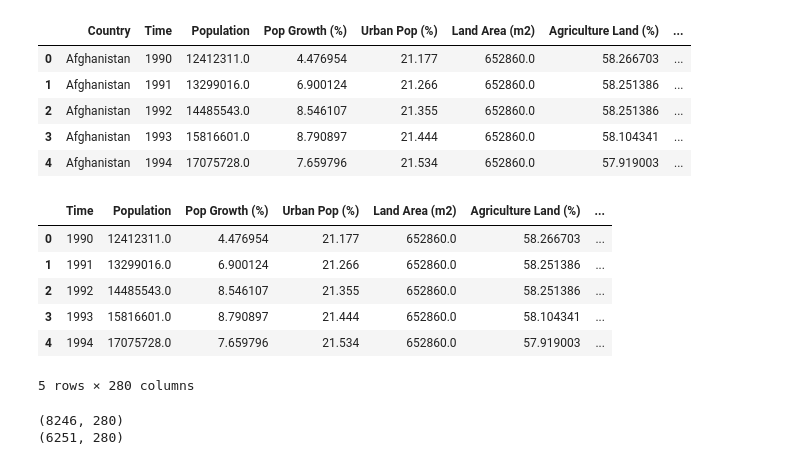
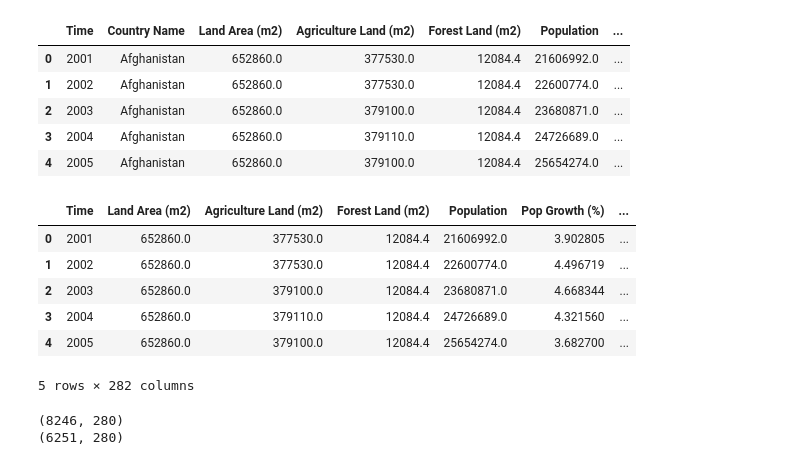
Before and after one commit to mohannashahrad/Borealis_AI_Plant_Tree_Project, a Jupyter notebook: Training/PCA_analysis.ipynb, the cells around one changed output. Saved outputs shown, nothing was run; the diff lists cells and outputs as text; code cells hidden in the pictures.

```diff
--- a/Training/PCA_analysis.ipynb
+++ b/Training/PCA_analysis.ipynb
@@ -25,19 +25,19 @@ def load_DF(url):
   return pd.read_csv(data)
 # %%
 # Loading Final DataSet
-df = load_DF('https://raw.githubusercontent.com/mohannashahrad/Borealis_AI_Plant_Tree_Project/main/Final_Data/final_data.csv')
+df = load_DF('https://raw.githubusercontent.com/mohannashahrad/Borealis_AI_Plant_Tree_Project/main/Final_Data/final_data2.csv')
 df = df.iloc[: , 1:]
 display(df.head())
 # %% [output]
-|  | Country | Time | Population | Pop Growth (%) | Urban Pop (%) | Land Area (m2) | Agriculture Land (%) | ... |
-| 0 | Afghanistan | 1990 | 12412311.0 | 4.476954 | 21.177 | 652860.0 | 58.266703 | ... |
-| 1 | Afghanistan | 1991 | 13299016.0 | 6.900124 | 21.266 | 652860.0 | 58.251386 | ... |
-| 2 | Afghanistan | 1992 | 14485543.0 | 8.546107 | 21.355 | 652860.0 | 58.251386 | ... |
-| 3 | Afghanistan | 1993 | 15816601.0 | 8.790897 | 21.444 | 652860.0 | 58.104341 | ... |
-| 4 | Afghanistan | 1994 | 17075728.0 | 7.659796 | 21.534 | 652860.0 | 57.919003 | ... |
+|  | Time | Country Name | Land Area (m2) | Agriculture Land (m2) | Forest Land (m2) | Population | ... |
+| 0 | 2001 | Afghanistan | 652860.0 | 377530.0 | 12084.4 | 21606992.0 | ... |
+| 1 | 2002 | Afghanistan | 652860.0 | 377530.0 | 12084.4 | 22600774.0 | ... |
+| 2 | 2003 | Afghanistan | 652860.0 | 379100.0 | 12084.4 | 23680871.0 | ... |
+| 3 | 2004 | Afghanistan | 652860.0 | 379110.0 | 12084.4 | 24726689.0 | ... |
+| 4 | 2005 | Afghanistan | 652860.0 | 379100.0 | 12084.4 | 25654274.0 | ... |
 # %%
 # One-hot encoding on Country column
-discrete_columns = ["Country"]
+discrete_columns = ["Country Name"]
 
 for var in discrete_columns:
     enc = OneHotEncoder(handle_unknown='ignore')
@@ -48,13 +48,13 @@ for var in discrete_columns:
 
 display(df.head())
 # %% [output]
-|  | Time | Population | Pop Growth (%) | Urban Pop (%) | Land Area (m2) | Agriculture Land (%) | ... |
-| 0 | 1990 | 12412311.0 | 4.476954 | 21.177 | 652860.0 | 58.266703 | ... |
-| 1 | 1991 | 13299016.0 | 6.900124 | 21.266 | 652860.0 | 58.251386 | ... |
-| 2 | 1992 | 14485543.0 | 8.546107 | 21.355 | 652860.0 | 58.251386 | ... |
-| 3 | 1993 | 15816601.0 | 8.790897 | 21.444 | 652860.0 | 58.104341 | ... |
-| 4 | 1994 | 17075728.0 | 7.659796 | 21.534 | 652860.0 | 57.919003 | ... |
+|  | Time | Land Area (m2) | Agriculture Land (m2) | Forest Land (m2) | Population | Pop Growth (%) | ... |
+| 0 | 2001 | 652860.0 | 377530.0 | 12084.4 | 21606992.0 | 3.902805 | ... |
+| 1 | 2002 | 652860.0 | 377530.0 | 12084.4 | 22600774.0 | 4.496719 | ... |
+| 2 | 2003 | 652860.0 | 379100.0 | 12084.4 | 23680871.0 | 4.668344 | ... |
+| 3 | 2004 | 652860.0 | 379110.0 | 12084.4 | 24726689.0 | 4.321560 | ... |
+| 4 | 2005 | 652860.0 | 379100.0 | 12084.4 | 25654274.0 | 3.682700 | ... |
-5 rows × 280 columns
+5 rows × 282 columns
 # %%
 # Splitting data set into train and test
 print(df.shape)
```
Also changed, not shown: parts of 7 cells of this notebook.
